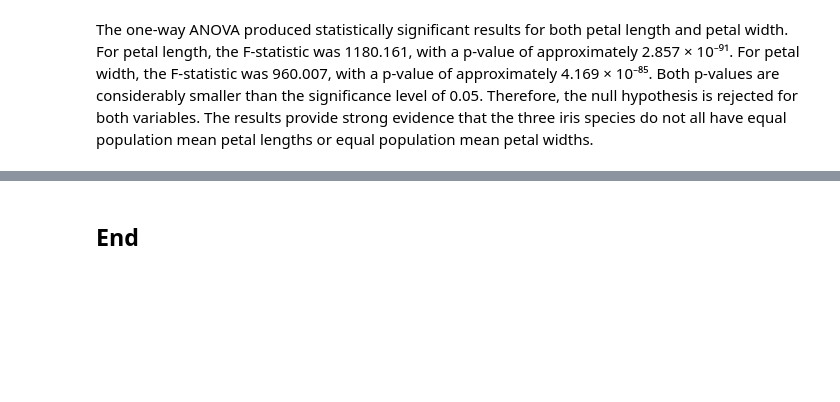
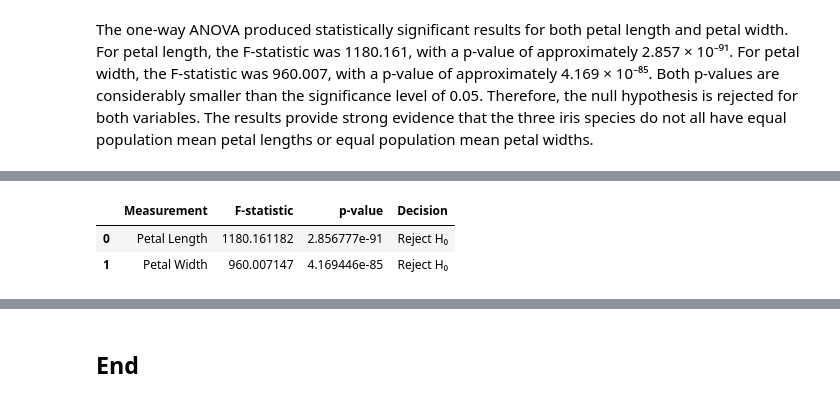
Before and after one commit to AnnaLozenko/applied-statistics, a Jupyter notebook: problems.ipynb, the cells around one changed output, grey strips where cells are left out. Cells and saved outputs as stored; diff of their text form; code cells hidden in the pictures; blank space fills up the shorter version.

Commit message:
Compared the results of ANOVA with those of the t-test and added conclusions about it

```diff
--- a/problems.ipynb
+++ b/problems.ipynb
@@ -657,0 +680,7 @@ or equal population mean petal widths.
+# %%
+# print the ANOVA results for petal length and petal width
+display(anova_results)
+# %% [output]
+|  | Measurement | F-statistic | p-value | Decision |
+| 0 | Petal Length | 1180.161182 | 2.856777e-91 | Reject H₀ |
+| 1 | Petal Width | 960.007147 | 4.169446e-85 | Reject H₀ |
```
Also changed, not shown: parts of 6 cells of this notebook.
